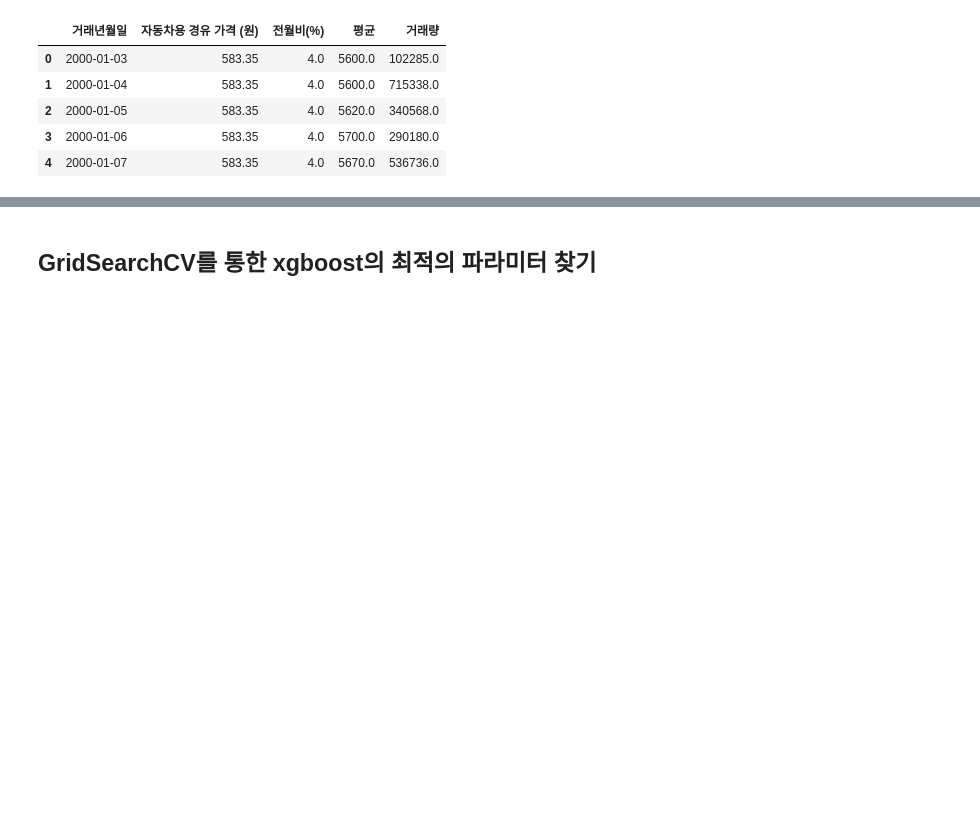
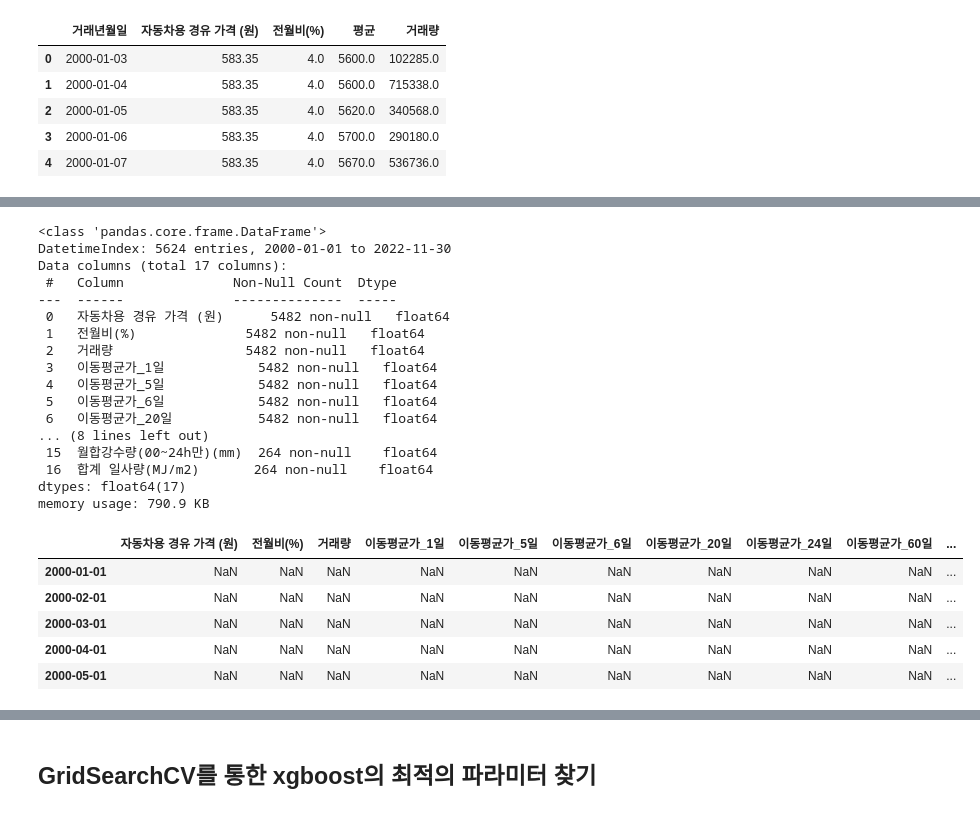
Before and after one commit to Kim-Hyunah/Final_Predict_Agricultural, a Jupyter notebook: model_pred_price_plusweather_xgb_.ipynb, the cells around one changed output, grey strips where cells are left out. Cells and saved outputs as stored; diff of their text form; code cells hidden in the pictures; blank space fills up the shorter version.

```diff
--- a/model_pred_price_plusweather_xgb_.ipynb
+++ b/model_pred_price_plusweather_xgb_.ipynb
@@ -53,0 +72,2 @@ df.rename(columns={"평균":"배추가격"},inplace=True)
+# %%
+df_wt = df_weather.groupby(["행정구역","일시"]).median()    # 행정구역, 일시로 groupby 후 중앙값으로 대체
@@ -64,0 +84,27 @@ target = df["배추가격"]
+# %%
+df_wt_gw.drop(columns="행정구역", inplace=True)
+df_con = pd.concat([df, df_wt_gw], axis=1)
+# %% [output]
+<class 'pandas.core.frame.DataFrame'>
+DatetimeIndex: 5624 entries, 2000-01-01 to 2022-11-30
+Data columns (total 17 columns):
+ #   Column              Non-Null Count  Dtype
+---  ------              --------------  -----
+ 0   자동차용 경유 가격 (원)      5482 non-null   float64
+ 1   전월비(%)              5482 non-null   float64
+ 2   거래량                 5482 non-null   float64
+ 3   이동평균가_1일            5482 non-null   float64
+ 4   이동평균가_5일            5482 non-null   float64
+ 5   이동평균가_6일            5482 non-null   float64
+ 6   이동평균가_20일           5482 non-null   float64
+... (8 lines left out)
+ 15  월합강수량(00~24h만)(mm)  264 non-null    float64
+ 16  합계 일사량(MJ/m2)       264 non-null    float64
+dtypes: float64(17)
+memory usage: 790.9 KB
+|  | 자동차용 경유 가격 (원) | 전월비(%) | 거래량 | 이동평균가_1일 | 이동평균가_5일 | 이동평균가_6일 | 이동평균가_20일 | 이동평균가_24일 | 이동평균가_60일 | ... |
+| 2000-01-01 | NaN | NaN | NaN | NaN | NaN | NaN | NaN | NaN | NaN | ... |
+| 2000-02-01 | NaN | NaN | NaN | NaN | NaN | NaN | NaN | NaN | NaN | ... |
+| 2000-03-01 | NaN | NaN | NaN | NaN | NaN | NaN | NaN | NaN | NaN | ... |
+| 2000-04-01 | NaN | NaN | NaN | NaN | NaN | NaN | NaN | NaN | NaN | ... |
+| 2000-05-01 | NaN | NaN | NaN | NaN | NaN | NaN | NaN | NaN | NaN | ... |
```
Also changed, not shown: parts of 30 cells of this notebook.
